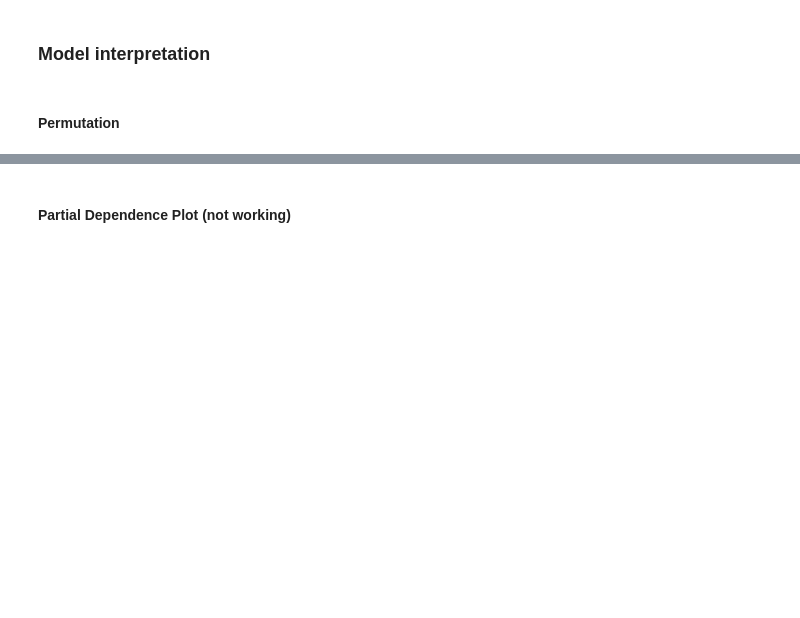
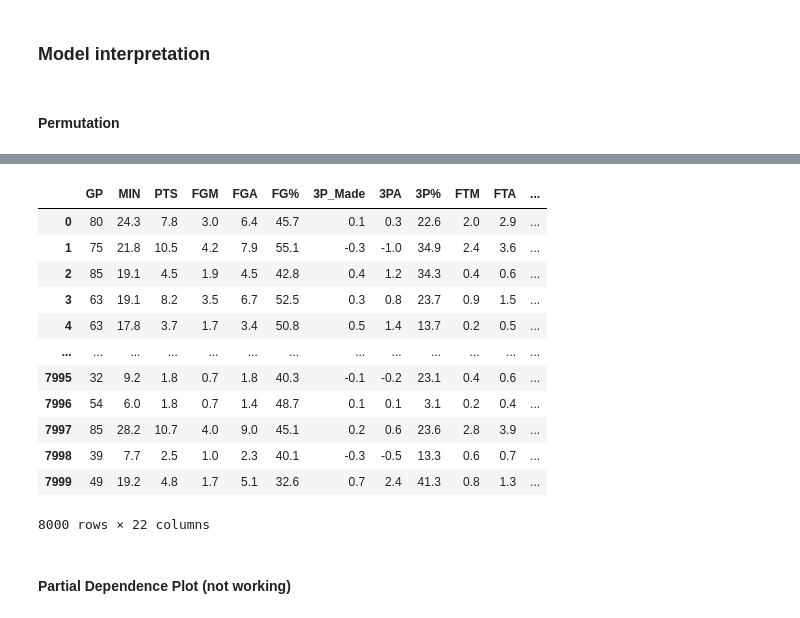
Before and after one commit to chrimaho/MDSI_ADSI_FEB21_AT1, a Jupyter notebook: notebooks/David/anker_david-10025690-week2.ipynb, the cells around one changed output, grey strips where cells are left out. Saved outputs shown, nothing was run; the diff lists cells and outputs as text; code cells hidden in the pictures; blank space fills up the shorter version.

```diff
--- a/notebooks/David/anker_david-10025690-week2.ipynb
+++ b/notebooks/David/anker_david-10025690-week2.ipynb
@@ -455,3 +597,19 @@ plt.show()
+# %%
+df_train
+# %% [output]
+|  | GP | MIN | PTS | FGM | FGA | FG% | 3P_Made | 3PA | 3P% | FTM | FTA | ... |
+| 0 | 80 | 24.3 | 7.8 | 3.0 | 6.4 | 45.7 | 0.1 | 0.3 | 22.6 | 2.0 | 2.9 | ... |
+| 1 | 75 | 21.8 | 10.5 | 4.2 | 7.9 | 55.1 | -0.3 | -1.0 | 34.9 | 2.4 | 3.6 | ... |
+| 2 | 85 | 19.1 | 4.5 | 1.9 | 4.5 | 42.8 | 0.4 | 1.2 | 34.3 | 0.4 | 0.6 | ... |
+| 3 | 63 | 19.1 | 8.2 | 3.5 | 6.7 | 52.5 | 0.3 | 0.8 | 23.7 | 0.9 | 1.5 | ... |
+| 4 | 63 | 17.8 | 3.7 | 1.7 | 3.4 | 50.8 | 0.5 | 1.4 | 13.7 | 0.2 | 0.5 | ... |
+| ... | ... | ... | ... | ... | ... | ... | ... | ... | ... | ... | ... | ... |
+| 7995 | 32 | 9.2 | 1.8 | 0.7 | 1.8 | 40.3 | -0.1 | -0.2 | 23.1 | 0.4 | 0.6 | ... |
+| 7996 | 54 | 6.0 | 1.8 | 0.7 | 1.4 | 48.7 | 0.1 | 0.1 | 3.1 | 0.2 | 0.4 | ... |
+| 7997 | 85 | 28.2 | 10.7 | 4.0 | 9.0 | 45.1 | 0.2 | 0.6 | 23.6 | 2.8 | 3.9 | ... |
+| 7998 | 39 | 7.7 | 2.5 | 1.0 | 2.3 | 40.1 | -0.3 | -0.5 | 13.3 | 0.6 | 0.7 | ... |
+| 7999 | 49 | 19.2 | 4.8 | 1.7 | 5.1 | 32.6 | 0.7 | 2.4 | 41.3 | 0.8 | 1.3 | ... |
+8000 rows × 22 columns
 # %% [markdown]
 #### Partial Dependence Plot (not working)
 # %%
```
Also changed, not shown: parts of 12 cells of this notebook, 9 other files.
